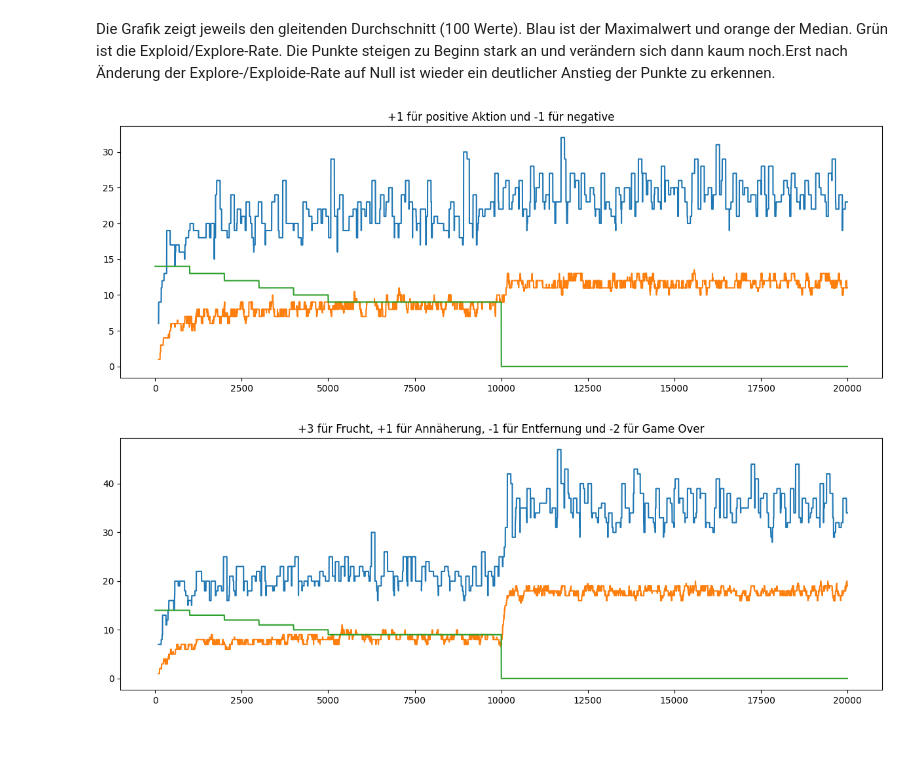
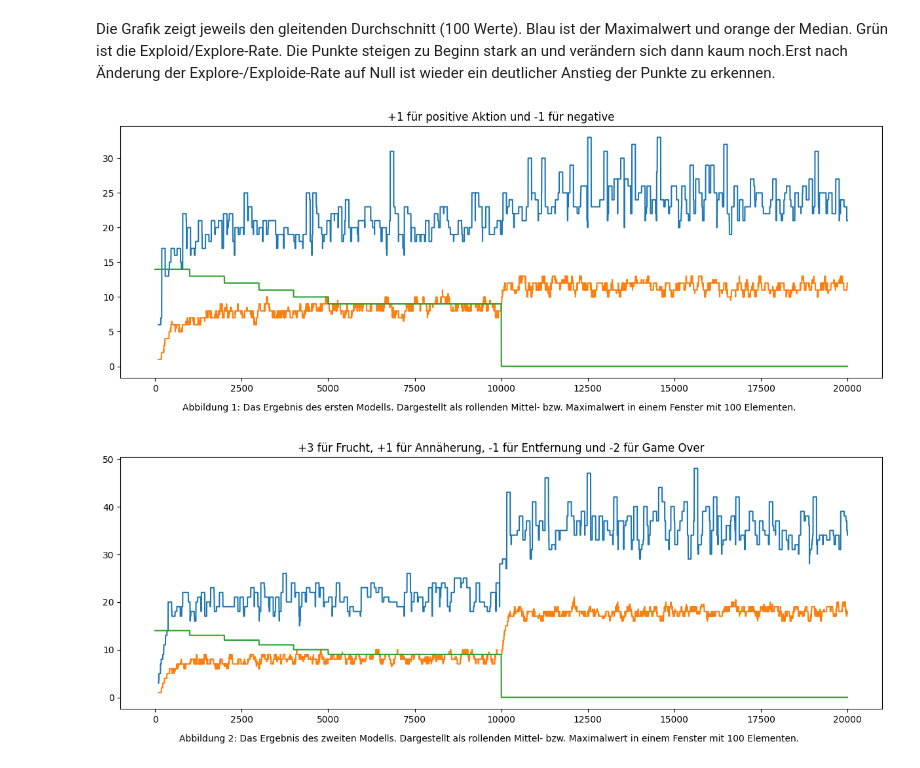
Before and after one commit to florianw830/DeepLearningWS2324, a Jupyter notebook: Snake.ipynb, the cells around one changed output. Cells and saved outputs as stored; diff of their text form; code cells hidden in the pictures; blank space fills up the shorter version.

Commit message:
Figure text

```diff
--- a/Snake.ipynb
+++ b/Snake.ipynb
@@ -362,9 +362,9 @@ Das Training des Q-Learn Algorithmus. Zur Vereinfachung läuft das Spiel nicht
 in Echtzeit, sondern wartet bis der Algorithmus die Nächste Aktion gewählt hat. Das Modell wird zunächst mit 10000 Epochen und einem Explore-Exploid-Faktor von 15 (welcher alle 1000 Epochen um eins reduziert wird, sollange er größer als 10 ist). Danach wird der Explore-Exploid-Faktor auf Null gesetzt und es werden nochmals 10000 Epochen trainiert.
 # %%
 board_size=15
-epochs = 10000
 
-def train_q_learn(board_size=5,epochs = epochs,explore_exploid=15,model=None,point_config=(1,1,-1,-1)):
+
+def train_q_learn(board_size=5,epochs = 10000,explore_exploid=15,model=None,point_config=(1,1,-1,-1)):
     max_points =0
     if model == None:
         sq = SnakeQLearning(board_size)
@@ -415,7 +415,7 @@ yse = ys1e + ys2e
 #Und einemal mit drei Punkten für das erreichen der Frucht, einem für das Ännähern an die Frucht
 #ein Punkt Abzug für das Abrücken von der Frucht und zwei Punkte abzug für Game Over.
 newsq2,ys1,ys1e = train_q_learn(board_size)
-newsq2,ys2,ys2e = train_q_learn(board_size,model=newsq,explore_exploid=0,point_config=(3,1,-1,-2))
+newsq2,ys2,ys2e = train_q_learn(board_size,model=newsq2,explore_exploid=0,point_config=(3,1,-1,-2))
 
 ys_best = ys1+ys2
 yse_best = ys1e + ys2e
@@ -465,29 +465,34 @@ Die Punkte steigen zu Beginn stark an und verändern sich dann kaum noch.Erst na
 # %%
 import pyarrow
 import pandas as pd
 import matplotlib.pyplot as plt
 df = pd.DataFrame({'Points': ys})
 df2 = pd.DataFrame({'Points': yse})
 avg = df['Points'].rolling(window=100).max()
 avg2 = df['Points'].rolling(window=100).median()
 plt.figure(figsize=(15, 5))
 plt.plot(avg)
 plt.plot(avg2)
 plt.plot(df2)
 plt.title("+1 für positive Aktion und -1 für negative")
+
+txt = 'Abbildung 1: Das Ergebnis des ersten Modells. Dargestellt als rollenden Mittel- bzw. Maximalwert in einem Fenster mit 100 Elementen.'
+plt.figtext(0.5, 0.01, txt, wrap=True, horizontalalignment='center', fontsize=10)
 plt.show()
 
 df_best = pd.DataFrame({'Points': ys_best})
 df2_best = pd.DataFrame({'Points': yse_best})
 avg = df_best['Points'].rolling(window=100).max()
 avg2 = df_best['Points'].rolling(window=100).median()
 plt.figure(figsize=(15, 5))
 plt.plot(avg)
 plt.plot(avg2)
 plt.plot(df2_best)
 plt.title("+3 für Frucht, +1 für Annäherung, -1 für Entfernung und -2 für Game Over")
+txt = 'Abbildung 2: Das Ergebnis des zweiten Modells. Dargestellt als rollenden Mittel- bzw. Maximalwert in einem Fenster mit 100 Elementen.'
+plt.figtext(0.5, 0.01, txt, wrap=True, horizontalalignment='center', fontsize=10)
 plt.show()
 # %% [output]
-[figure, old version]
+[figure, new version]
-[figure, old version]
+[figure, new version]
 # %% [markdown]
```
Also changed, not shown: parts of 7 cells of this notebook.
